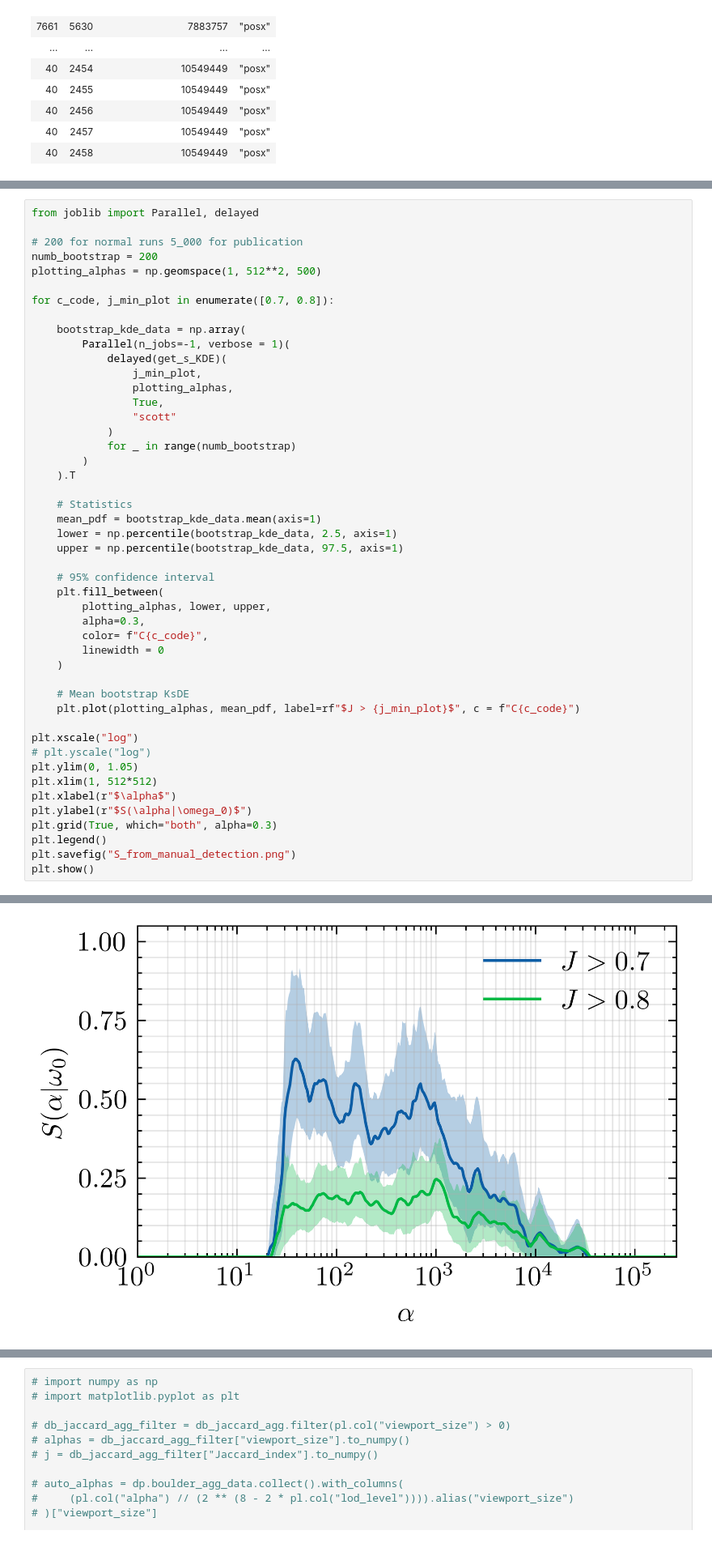
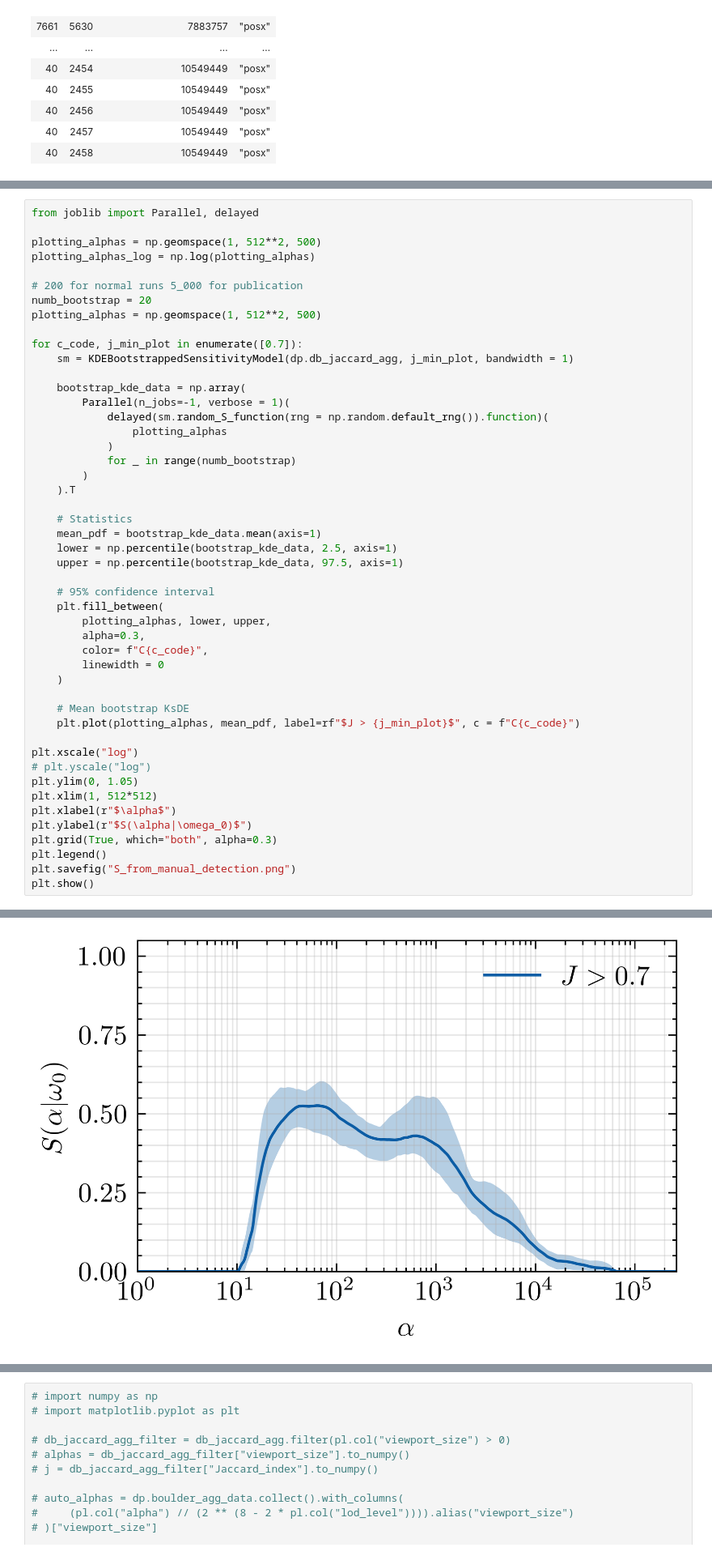
Before and after one commit to Joshua13764/QMAP, a Jupyter notebook: analysis/EstimatingS/bootstrap_kde_method.ipynb, the cells around one changed output, grey strips where cells are left out. Shown at 81% size. Saved outputs shown, nothing was run; the diff lists cells and outputs as text.

```diff
--- a/analysis/EstimatingS/bootstrap_kde_method.ipynb
+++ b/analysis/EstimatingS/bootstrap_kde_method.ipynb
@@ -191,19 +154,20 @@ def get_s_KDE(j_min, alpha_inputs : np.ndarray, bootstrap = False, bw_method=0.1
 # %%
 from joblib import Parallel, delayed
 
+plotting_alphas = np.geomspace(1, 512**2, 500)
+plotting_alphas_log = np.log(plotting_alphas)
+
 # 200 for normal runs 5_000 for publication
-numb_bootstrap = 200
+numb_bootstrap = 20
 plotting_alphas = np.geomspace(1, 512**2, 500)
 
-for c_code, j_min_plot in enumerate([0.7, 0.8]):
+for c_code, j_min_plot in enumerate([0.7]):
+    sm = KDEBootstrappedSensitivityModel(dp.db_jaccard_agg, j_min_plot, bandwidth = 1)
 
     bootstrap_kde_data = np.array(
         Parallel(n_jobs=-1, verbose = 1)(
-            delayed(get_s_KDE)(
-                j_min_plot,
-                plotting_alphas,
-                True,
-                "scott"
+            delayed(sm.random_S_function(rng = np.random.default_rng()).function)(
+                plotting_alphas
             )
             for _ in range(numb_bootstrap)
         )
@@ -246,4 +205,4 @@ plt.show()
-[figure, old version]
+[figure, new version]
 # %%
 from joblib import Parallel, delayed
 
```
Also changed, not shown: parts of 7 cells of this notebook, 9 other files.
